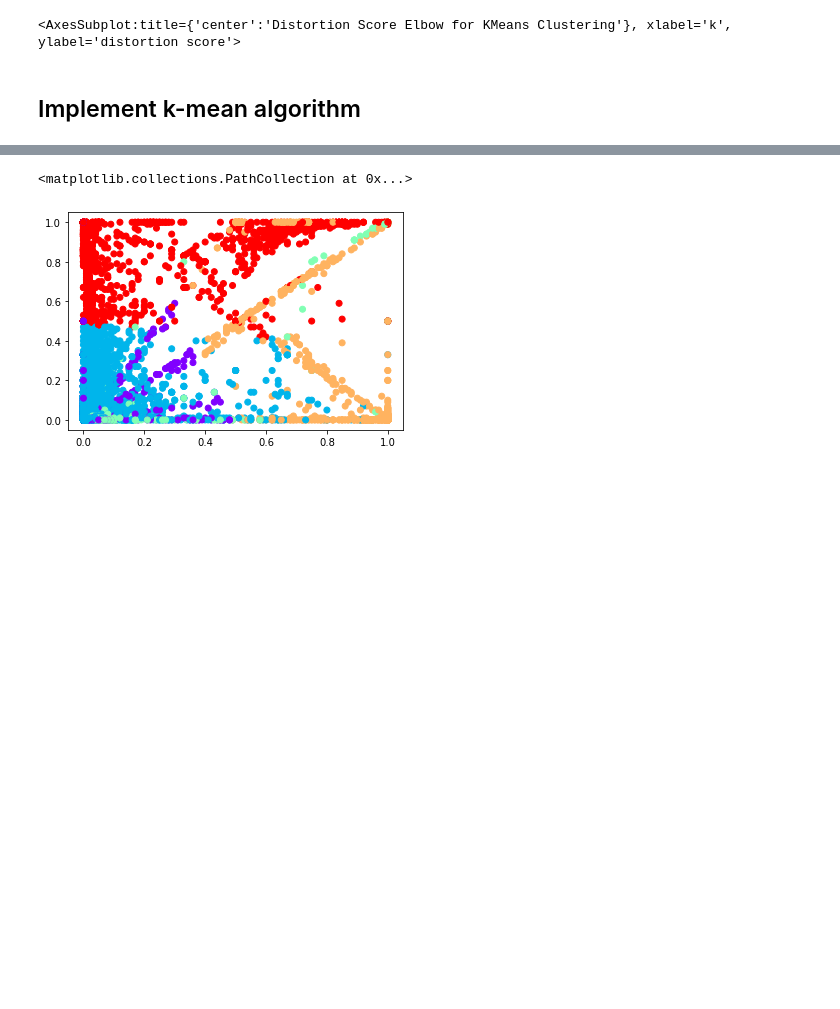
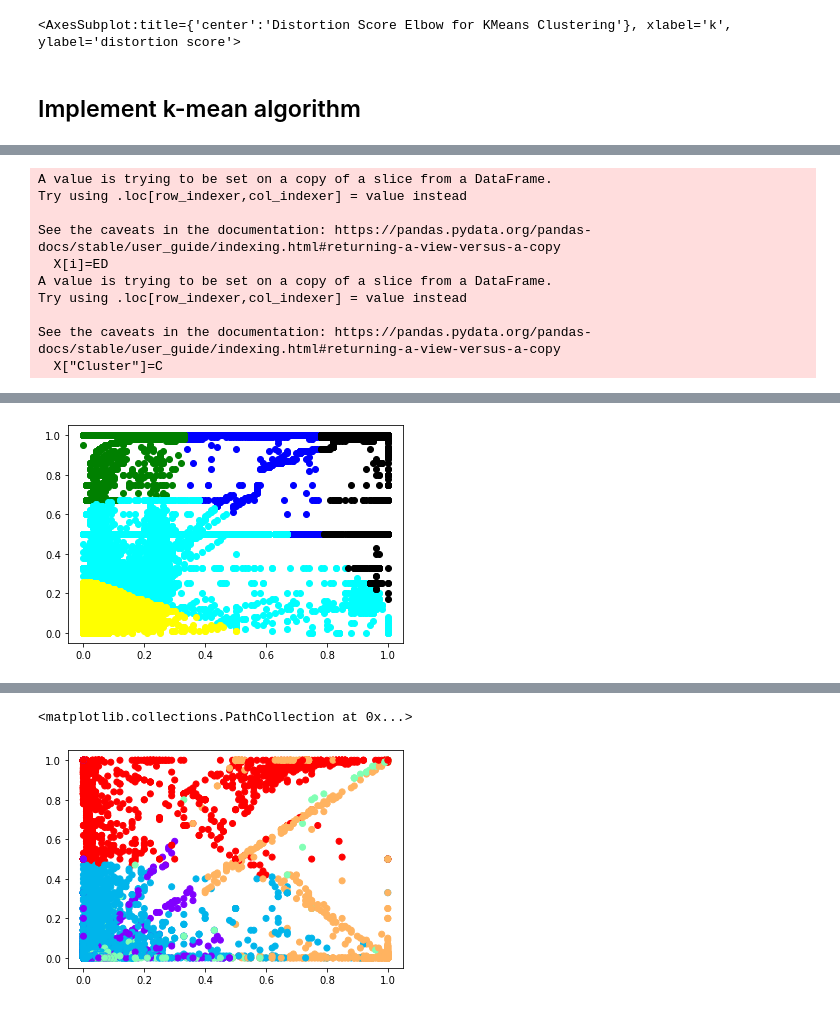
Before and after one commit to at-imene/Analyse-Kdd99-using-K-mean, a Jupyter notebook: k-mean_clustring.ipynb, the cells around one changed output, grey strips where cells are left out. Drawn from its saved outputs; the diff is of its cells as text; code cells hidden in the pictures; blank space fills up the shorter version.

```diff
--- a/k-mean_clustring.ipynb
+++ b/k-mean_clustring.ipynb
@@ -71,2 +76,16 @@ print(Centroids)
+# %%
+from pandas.api.types import is_numeric_dtype
+
+''' Normalizing to the rage of 0 and 1 '''
+def normalise(col):
+    # check if the entred column is numeric
+    if (is_numeric_dtype(col)):
+        norm = (col - col.min()) / (col.max() - col.min())
+        return norm
+    return col
+
+
+X.same_srv_rate = normalise(X.same_srv_rate)
+X.dst_host_same_srv_rate = normalise(X.dst_host_same_srv_rate)
 # %%
 
@@ -136,0 +152,55 @@ See the caveats in the documentation: https://pandas.pydata.org/pandas-docs/stab
+# %%
+
+# number of clustres
+K=5
+# Select random observation as centroids
+Centroids = (X.sample(n=K))
+print(Centroids)
+
+diff = 1
+j=0
+
+print("\nClustering...\n")
+start_time = time.time()
+
+while(diff!=0):
+    XD=X
+    i=1
+    for index1,row_c in Centroids.iterrows():
+        ED=[]
+        #calculate the distance between the ith centroid and all the poits
+        for index2,row_d in XD.iterrows():
+            d1=(row_c["dst_host_same_srv_rate"]-row_d["dst_host_same_srv_rate"])**2
+            d2=(row_c["same_srv_rate"]-row_d["same_srv_rate"])**2
+            d=np.sqrt(d1+d2)
+            ED.append(d)
+        X[i]=ED
+        i=i+1
+
+    C=[]
+    for index,row in X.iterrows():
+        min_dist=row[1]
+        pos=1
+        for i in range(K):
+            if row[i+1] < min_dist:
+                min_dist = row[i+1]
+                pos=i+1
+        C.append(pos)
+    X["Cluster"]=C
+    Centroids_new = X.groupby(["Cluster"]).mean()[["same_srv_rate","dst_host_same_srv_rate"]]
+    if j == 0:
+        diff=1
+        j=j+1
+    else:
+        diff = (Centroids_new['same_srv_rate'] - Centroids['same_srv_rate']).sum() + (Centroids_new['dst_host_same_srv_rate'] - Centroids['dst_host_same_srv_rate']).sum()
+        print(diff.sum())
+    Centroids = X.groupby(["Cluster"]).mean()[["same_srv_rate","dst_host_same_srv_rate"]]
+
+print("\n\nRun Time ->","--- %s seconds ---" % (time.time() - start_time))
+print("Data Successfully Clustered")
+
+color=['blue','green','cyan', 'black', 'yellow']
+for k in range(K):
+    data=X[X["Cluster"]==k+1]
+    plt.scatter(data["dst_host_same_srv_rate"],data["same_srv_rate"],c=color[k])
+# %% [output]
@@ -136,0 +215,10 @@ See the caveats in the documentation: https://pandas.pydata.org/pandas-docs/stab
+A value is trying to be set on a copy of a slice from a DataFrame.
+Try using .loc[row_indexer,col_indexer] = value instead
+
+See the caveats in the documentation: https://pandas.pydata.org/pandas-docs/stable/user_guide/indexing.html#returning-a-view-versus-a-copy
+  X[i]=ED
+A value is trying to be set on a copy of a slice from a DataFrame.
+Try using .loc[row_indexer,col_indexer] = value instead
+
+See the caveats in the documentation: https://pandas.pydata.org/pandas-docs/stable/user_guide/indexing.html#returning-a-view-versus-a-copy
+  X["Cluster"]=C
@@ -137,3 +240,4 @@ See the caveats in the documentation: https://pandas.pydata.org/pandas-docs/stab
+[figure, added]
 # %%
 # print(Centroids)
 # print(type(Centroids))
```
Also changed, not shown: parts of 10 cells of this notebook.
